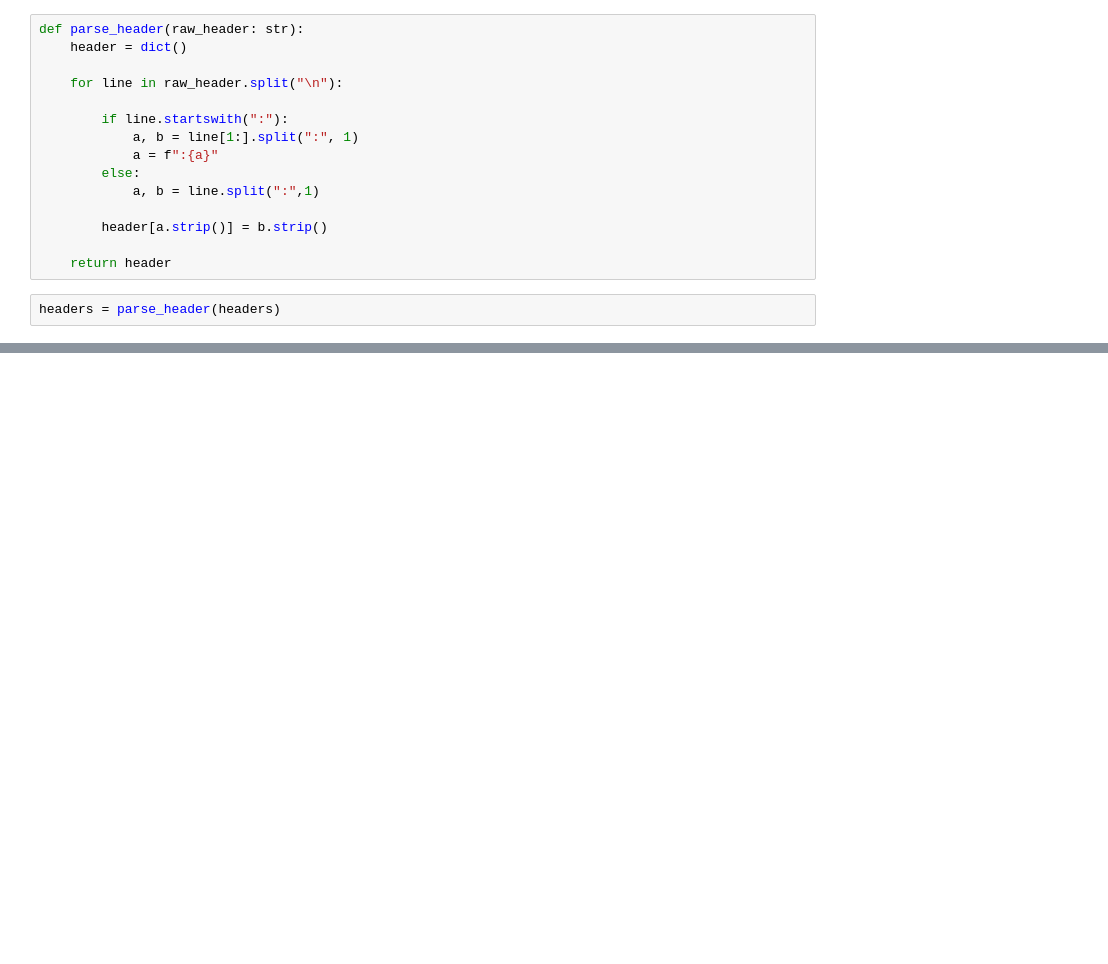
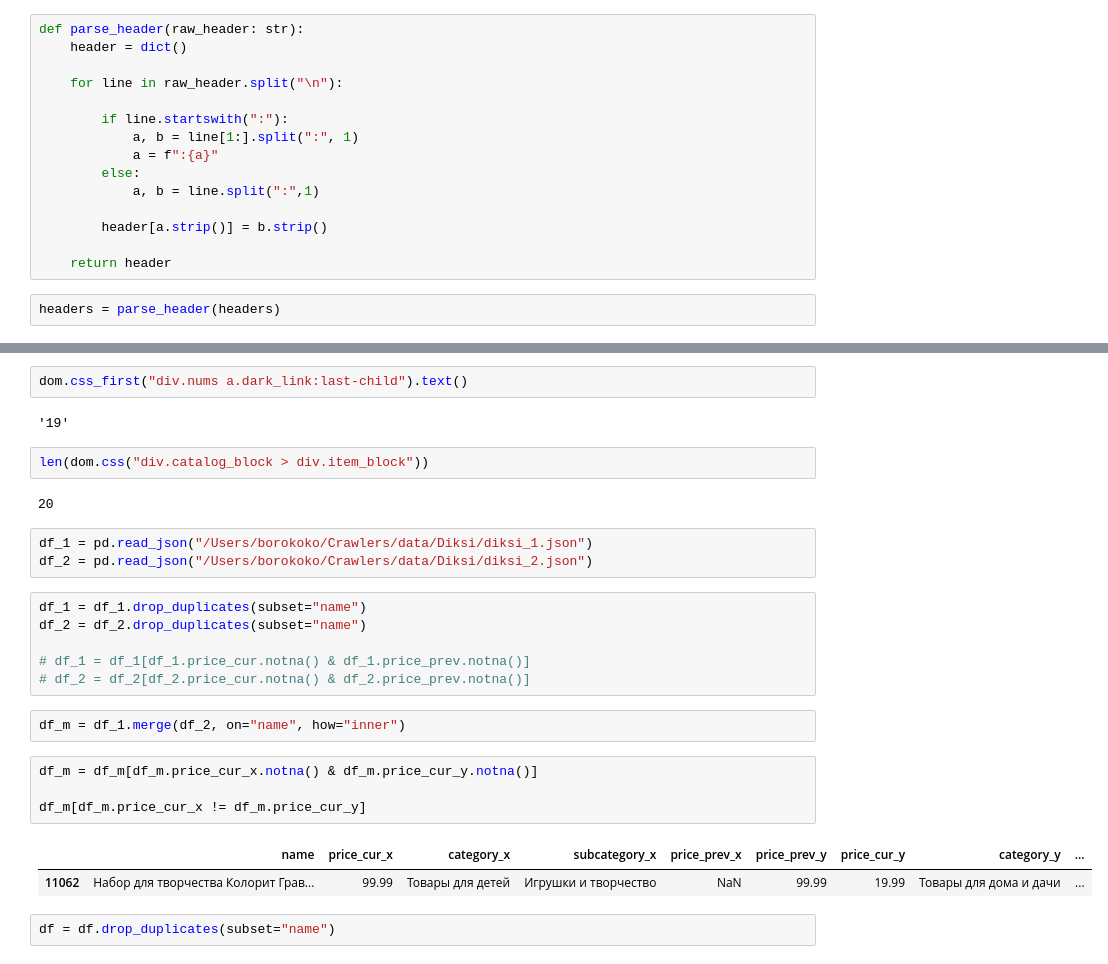
Before and after one commit to B0R0koko/HSE-Lab, a Jupyter notebook: crawlers/Diksi/shims/Diksi.ipynb, the cells around one changed output, grey strips where cells are left out. Cells and saved outputs as stored; diff of their text form; blank space fills up the shorter version.

```diff
--- a/crawlers/Diksi/shims/Diksi.ipynb
+++ b/crawlers/Diksi/shims/Diksi.ipynb
@@ -36,0 +71,28 @@ with open("cfg/headers.json", "w") as file:
+# %%
+dom.css_first("div.nums a.dark_link:last-child").text()
+# %% [output]
+'19'
+# %%
+len(dom.css("div.catalog_block > div.item_block"))
+# %% [output]
+20
+# %%
+df_1 = pd.read_json("/Users/borokoko/Crawlers/data/Diksi/diksi_1.json")
+df_2 = pd.read_json("/Users/borokoko/Crawlers/data/Diksi/diksi_2.json")
+# %%
+df_1 = df_1.drop_duplicates(subset="name")
+df_2 = df_2.drop_duplicates(subset="name")
+
+# df_1 = df_1[df_1.price_cur.notna() & df_1.price_prev.notna()]
+# df_2 = df_2[df_2.price_cur.notna() & df_2.price_prev.notna()]
+# %%
+df_m = df_1.merge(df_2, on="name", how="inner")
+# %%
+df_m = df_m[df_m.price_cur_x.notna() & df_m.price_cur_y.notna()]
+
+df_m[df_m.price_cur_x != df_m.price_cur_y]
+# %% [output]
+|  | name | price_cur_x | category_x | subcategory_x | price_prev_x | price_prev_y | price_cur_y | category_y | ... |
+| 11062 | Набор для творчества Колорит Грав... | 99.99 | Товары для детей | Игрушки и творчество | NaN | 99.99 | 19.99 | Товары для дома и дачи | ... |
+# %%
+df = df.drop_duplicates(subset="name")
```
Also changed, not shown: parts of 7 cells of this notebook, 25 other files.
